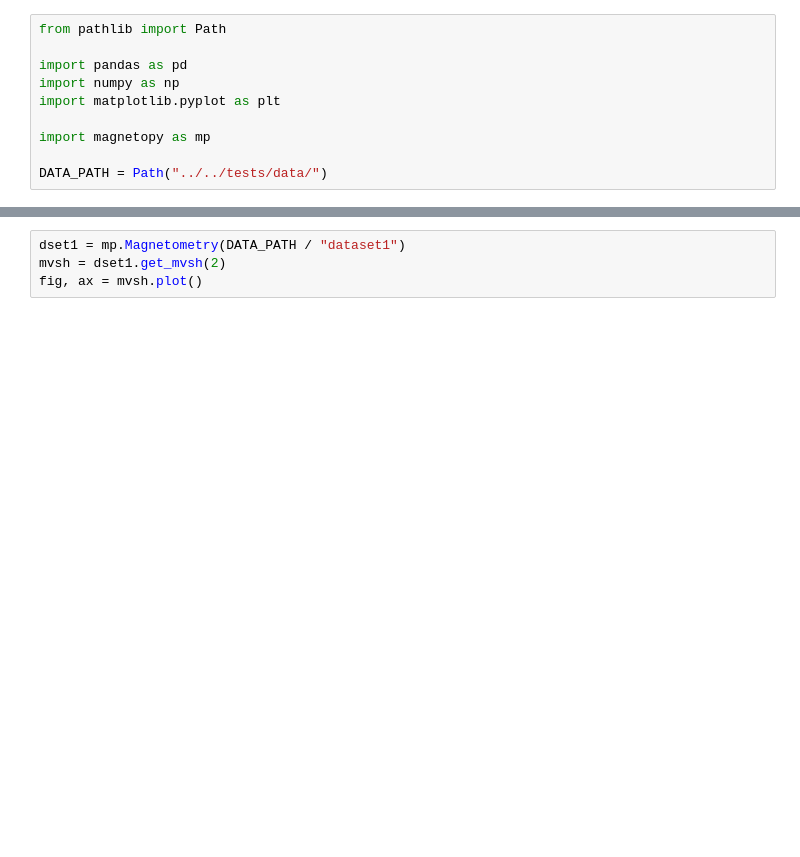
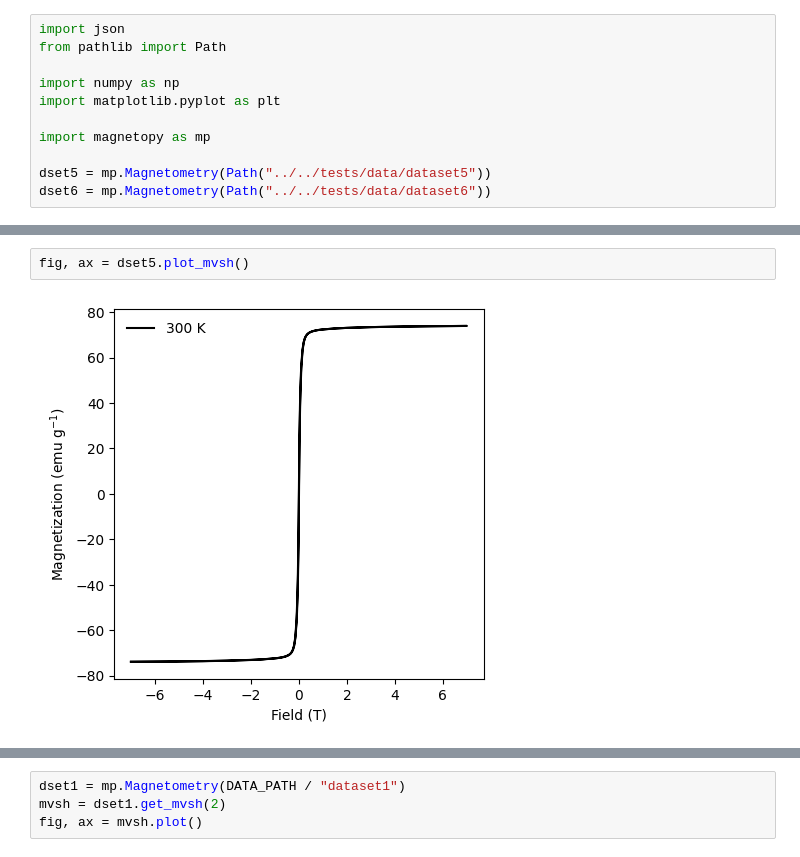
Before and after one commit to RinehartGroup/MagnetoPy, a Jupyter notebook: docs/examples/cauchy.ipynb, the cells around one changed output, grey strips where cells are left out. Cells and saved outputs as stored; diff of their text form; blank space fills up the shorter version.

```diff
--- a/docs/examples/cauchy.ipynb
+++ b/docs/examples/cauchy.ipynb
@@ -1,10 +13,11 @@
 # %%
+import json
 from pathlib import Path
 
-import pandas as pd
 import numpy as np
 import matplotlib.pyplot as plt
 
 import magnetopy as mp
 
-DATA_PATH = Path("../../tests/data/")
+dset5 = mp.Magnetometry(Path("../../tests/data/dataset5"))
+dset6 = mp.Magnetometry(Path("../../tests/data/dataset6"))
@@ -10,0 +30,4 @@ DATA_PATH = Path("../../tests/data/")
+# %%
+fig, ax = dset5.plot_mvsh()
+# %% [output]
+[figure, added]
```
Also changed, not shown: parts of 28 cells of this notebook, 7 other files.
